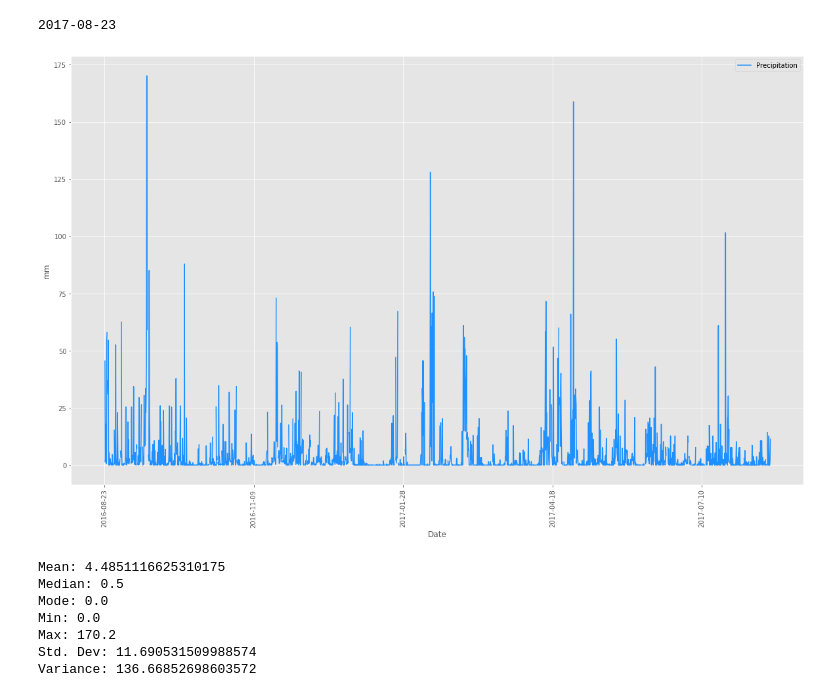
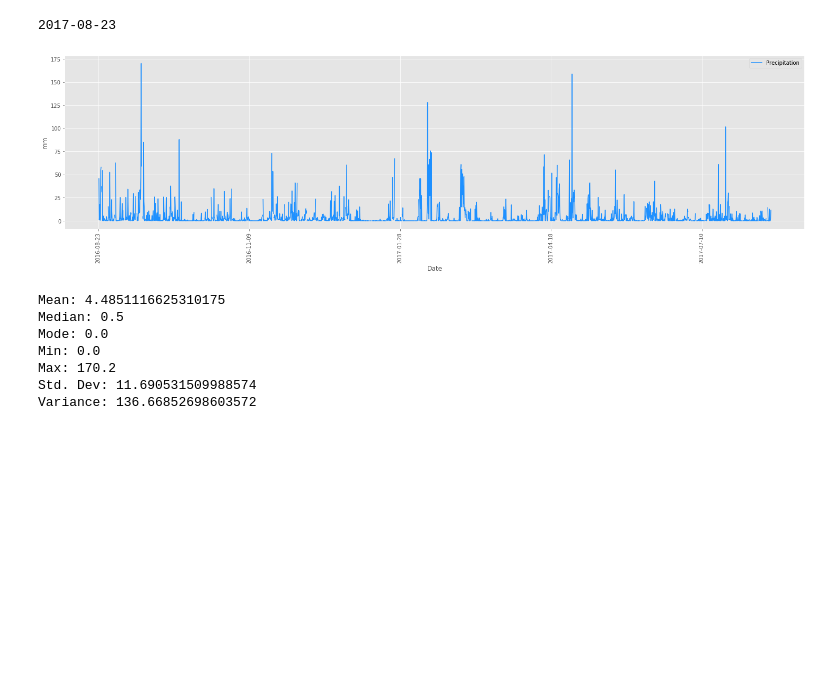
Before and after one commit to BA-BEL/sqlalchemy-challenge, a Jupyter notebook: SurfsUp/climate.ipynb, the cells around one changed output. Cells and saved outputs as stored; diff of their text form; code cells hidden in the pictures; blank space fills up the shorter version.

```diff
--- a/SurfsUp/climate.ipynb
+++ b/SurfsUp/climate.ipynb
@@ -50,34 +50,34 @@ print(data)
 # %%
 #   Design a query to retrieve the last 12 months of precipitation data and plot the results/
 #   Starting from the most recent data point in the database.
 
 #   Calculate the date one year from the last date in the dataset
 data, = session.query(Measurement.date).order_by(Measurement.date.desc()).first()
 
 date = dt.datetime.strptime(data, "%Y-%m-%d").date() - dt.timedelta(365)
 
 #   Perform a query to retrieve the data and precipitation scores
 
 prcpquery = session.query(Measurement.date, Measurement.prcp)\
             .filter(Measurement.date >= date).all()
 
 #   Save the query results as a Pandas DataFrame and set the index to the date column
 
 df = pd.DataFrame(prcpquery, columns = ["Date", "Precipitation"])
 df = df.set_index("Date")
 
 #   Sort the dataframe by date
 
 df = df.sort_index(ascending= True)
 
 #   Use Pandas Plotting with Matplotlib to plot the data
 df.reset_index(inplace = True)
-df_plot = df.plot.line(x = "Date", y = "Precipitation", c = "dodgerblue", rot = 90, figsize = (20,12))
+df_plot = df.plot.line(x = "Date", y = "Precipitation", c = "dodgerblue", rot = 90, figsize = (25,6))
 df_plot.set_ylabel("mm")
 
 plt.show()
 # %% [output]
-[figure, old version]
+[figure, new version]
 # %%
 #   Use Pandas to calculate the summary statistics for the precipitation data
 
```
